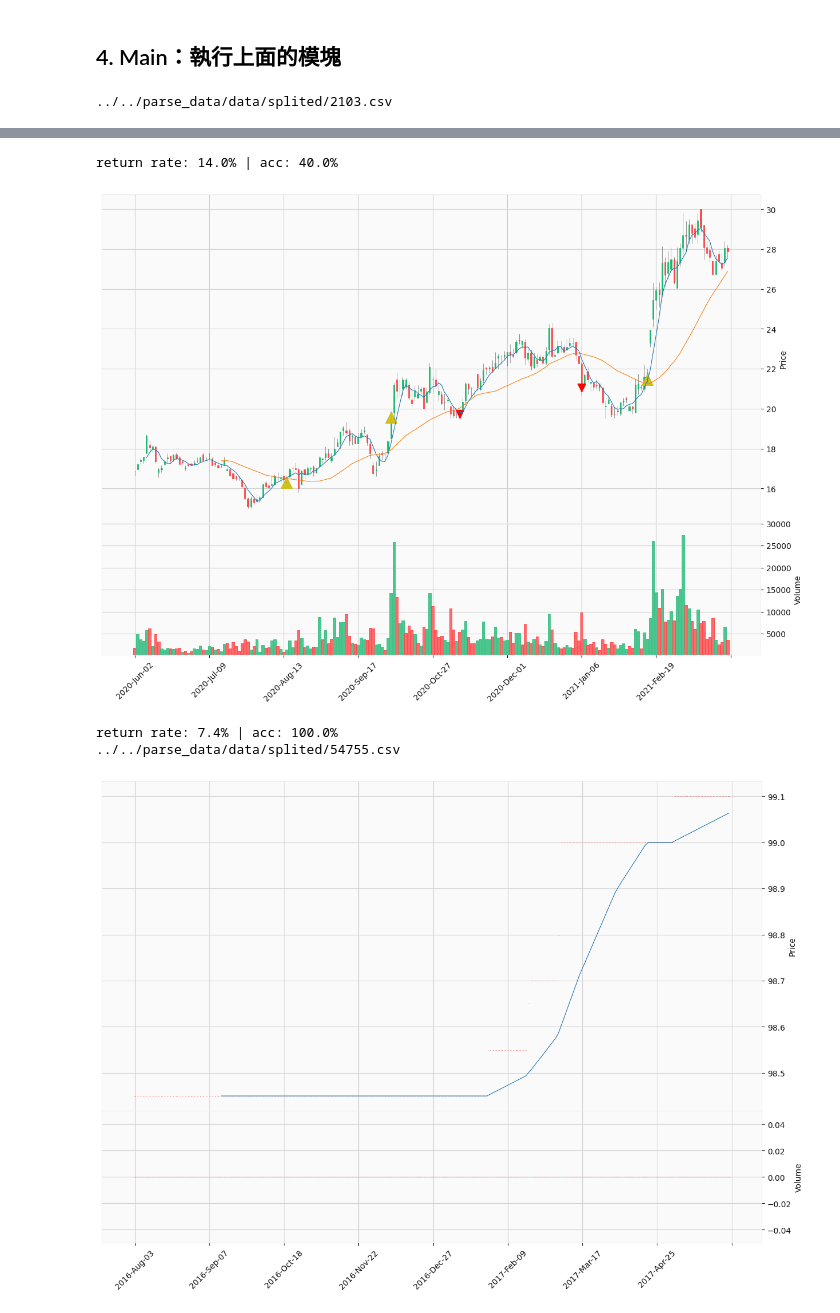
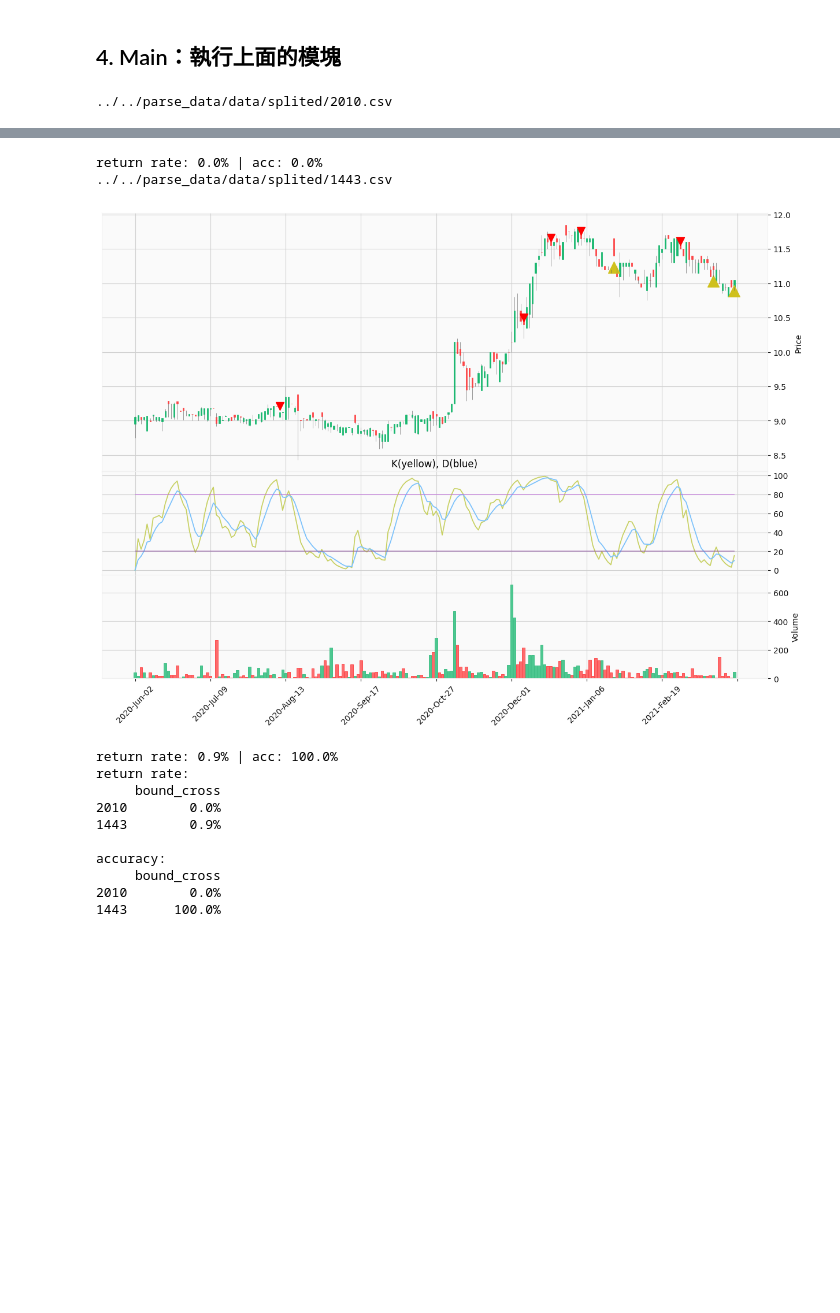
Before and after one commit to a23956491z/backtesting-project, a Jupyter notebook: production/KD/verification.ipynb, the cells around one changed output, grey strips where cells are left out. Drawn from its saved outputs; the diff is of its cells as text; code cells hidden in the pictures; blank space fills up the shorter version.

Commit message:
Production: KD verify add strategy 1
Copy strategy 1 code from explanation

```diff
--- a/production/KD/verification.ipynb
+++ b/production/KD/verification.ipynb
@@ -88,3 +88,36 @@ def get_dataframe(data_file, days=0):
     return ticker
 # %% [markdown]
 ## 2. 指標與交易策略
+# %%
+def kd_indicator(ticker):
+    # Define constants
+    KD_n = 9
+    upperBound = 80
+    lowerBound = 20
+
+    # Create a empty dataFrame with original index
+    # To store some temporary data
+    tmp = pd.DataFrame(index=ticker.index)
+
+    # Copy a dataFrame to store result
+    # deep=True means make a copy instead of link
+    data = ticker.copy(deep=True)
+
+    tmp['max_close'] = ticker['Close'].rolling(KD_n, min_periods=1).max()
+    tmp['min_close'] = ticker['Close'].rolling(KD_n, min_periods=1).min()
+
+    # RSV also called FastK
+    tmp['RSV'] = (ticker['Close'] - tmp['min_close'])/(tmp['max_close']-tmp['min_close'])*100
+
+    data['k'] = np.zeros(ticker.shape[0])
+    data['d'] = np.zeros(ticker.shape[0])
+
+    # skip first day
+    # because RSV of first day is NaN
+    for i in range(1, tmp.shape[0]):
+
+        # means data['k'][i]
+        data.loc[(data.index[i], 'k')] = data['k'][i-1] * (2/3) + tmp['RSV'][i] * (1/3)
+        data.loc[(data.index[i], 'd')] = data['d'][i-1] * (2/3) + data['k'][i] * (1/3)
+
+    return data
@@ -289,7 +256,7 @@ random_choice_num = 2
 data_directory = '../../parse_data/data/splited/'
 ticker_name_file=  '../../parse_data/data/ticker_name.csv'
 
-strategy_list = [simple_price_MA, crossovers_MA]
+strategy_list = [bound_cross]
 dictionary_rr = {}
 dictionary_acc = {}
 
@@ -299,6 +266,7 @@ for data_file in file_list_with_directory(random_sample(ticker_list_file = ticke
 
     print(data_file)
     ticker = get_dataframe(data_file, days=200)
+    ticker = kd_indicator(ticker)
 
     strategy_rr= []
     strategy_acc = []
@@ -332,4 +300,4 @@ print()
 print('accuracy:')
 print(dataframe_acc)
 # %% [output]
-../../parse_data/data/splited/2103.csv
+../../parse_data/data/splited/2010.csv
@@ -337,5 +305,13 @@ print(dataframe_acc)
-return rate: 14.0% | acc: 40.0%
+return rate: 0.0% | acc: 0.0%
+../../parse_data/data/splited/1443.csv
-[figure, old version]
+[figure, new version]
-return rate: 7.4% | acc: 100.0%
-../../parse_data/data/splited/54755.csv
+return rate: 0.9% | acc: 100.0%
+return rate:
+     bound_cross
+2010        0.0%
+1443        0.9%
+
+accuracy:
+     bound_cross
+2010        0.0%
+1443      100.0%
-[figure, removed]
```
Also changed, not shown: parts of 3 cells of this notebook.
